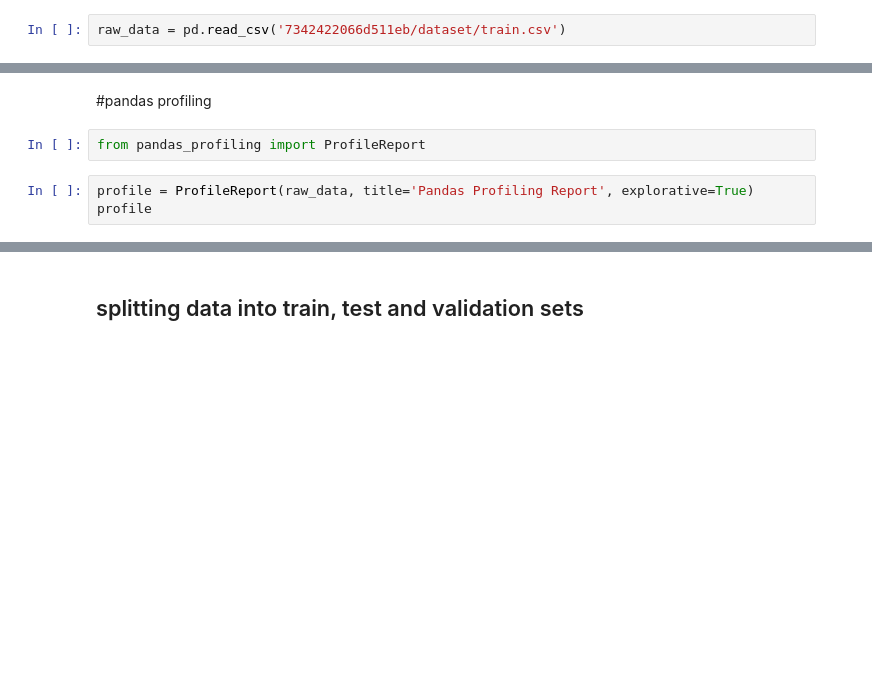
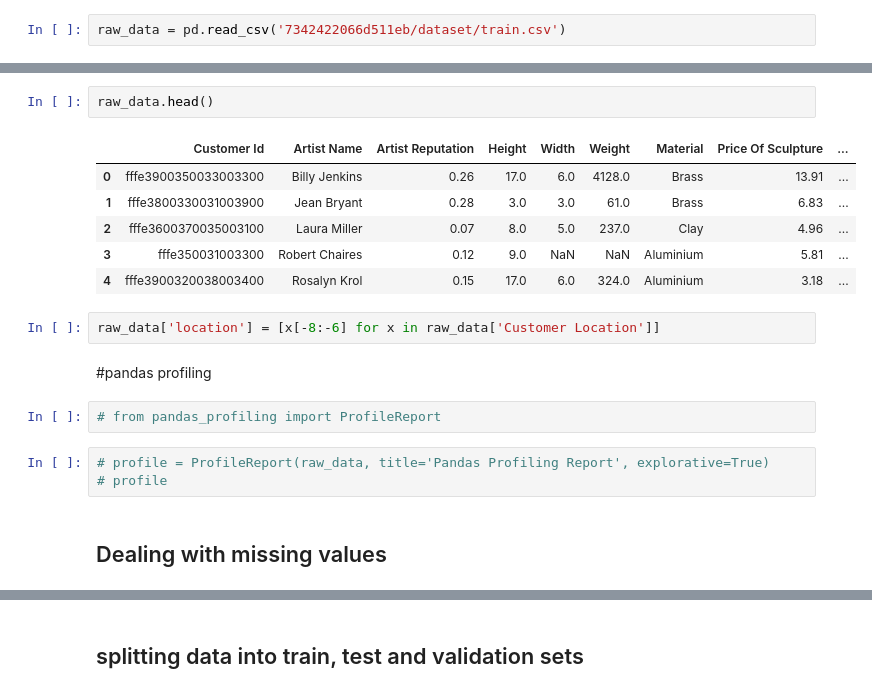
Before and after one commit to manpreet1994/hackerearth_exibit-art-, a Jupyter notebook: art_cost_prediction.ipynb, the cells around one changed output, grey strips where cells are left out. Saved outputs shown, nothing was run; the diff lists cells and outputs as text; blank space fills up the shorter version.

```diff
--- a/art_cost_prediction.ipynb
+++ b/art_cost_prediction.ipynb
@@ -28,7 +65,20 @@ raw_data = pd.read_csv('7342422066d511eb/dataset/train.csv')
+# %%
+raw_data.head()
+# %% [output]
+|  | Customer Id | Artist Name | Artist Reputation | Height | Width | Weight | Material | Price Of Sculpture | ... |
+| 0 | fffe3900350033003300 | Billy Jenkins | 0.26 | 17.0 | 6.0 | 4128.0 | Brass | 13.91 | ... |
+| 1 | fffe3800330031003900 | Jean Bryant | 0.28 | 3.0 | 3.0 | 61.0 | Brass | 6.83 | ... |
+| 2 | fffe3600370035003100 | Laura Miller | 0.07 | 8.0 | 5.0 | 237.0 | Clay | 4.96 | ... |
+| 3 | fffe350031003300 | Robert Chaires | 0.12 | 9.0 | NaN | NaN | Aluminium | 5.81 | ... |
+| 4 | fffe3900320038003400 | Rosalyn Krol | 0.15 | 17.0 | 6.0 | 324.0 | Aluminium | 3.18 | ... |
+# %%
+raw_data['location'] = [x[-8:-6] for x in raw_data['Customer Location']]
 # %% [markdown]
 #pandas profiling
 # %%
-from pandas_profiling import ProfileReport
+# from pandas_profiling import ProfileReport
 # %%
-profile = ProfileReport(raw_data, title='Pandas Profiling Report', explorative=True)
-profile
+# profile = ProfileReport(raw_data, title='Pandas Profiling Report', explorative=True)
+# profile
+# %% [markdown]
+## Dealing with missing values
```
Also changed, not shown: parts of 52 cells of this notebook.
